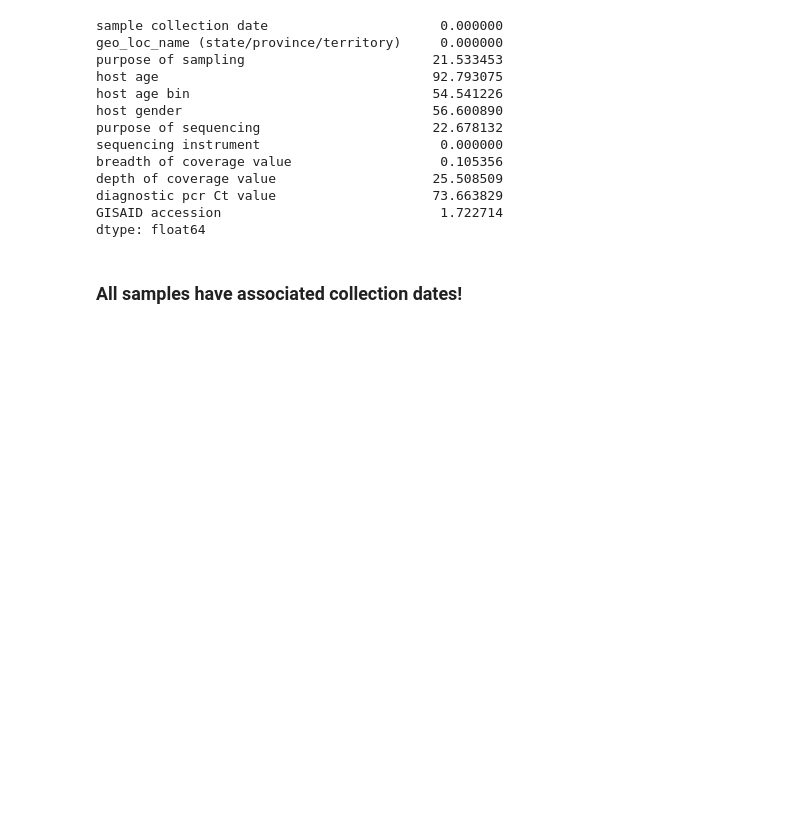
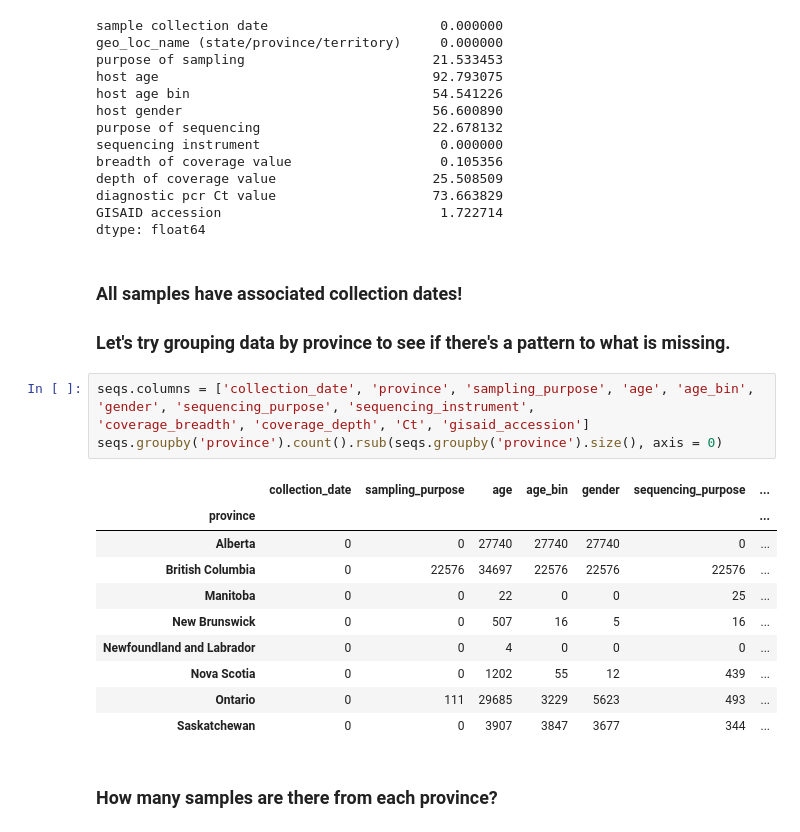
Before and after one commit to eringill/gisaid_uploads, a Jupyter notebook: data_portal_contents.ipynb, the cells around one changed output. Cells and saved outputs as stored; diff of their text form; blank space fills up the shorter version.

Commit message:
feat: add analysis of data fields present with sequences from each province in data portal

```diff
--- a/data_portal_contents.ipynb
+++ b/data_portal_contents.ipynb
@@ -99,5 +100,23 @@ depth of coverage value                    25.508509
 diagnostic pcr Ct value                    73.663829
 GISAID accession                            1.722714
 dtype: float64
-# %% [markdown]
-### All samples have associated collection dates!
+# %% [markdown]
+### All samples have associated collection dates!
+### Let's try grouping data by province to see if there's a pattern to what is missing.
+# %%
+seqs.columns = ['collection_date', 'province', 'sampling_purpose', 'age', 'age_bin', 'gender', 'sequencing_purpose', 'sequencing_instrument',
+'coverage_breadth', 'coverage_depth', 'Ct', 'gisaid_accession']
+seqs.groupby('province').count().rsub(seqs.groupby('province').size(), axis = 0)
+# %% [output]
+|  | collection_date | sampling_purpose | age | age_bin | gender | sequencing_purpose | ... |
+| province |  |  |  |  |  |  | ... |
+| Alberta | 0 | 0 | 27740 | 27740 | 27740 | 0 | ... |
+| British Columbia | 0 | 22576 | 34697 | 22576 | 22576 | 22576 | ... |
+| Manitoba | 0 | 0 | 22 | 0 | 0 | 25 | ... |
+| New Brunswick | 0 | 0 | 507 | 16 | 5 | 16 | ... |
+| Newfoundland and Labrador | 0 | 0 | 4 | 0 | 0 | 0 | ... |
+| Nova Scotia | 0 | 0 | 1202 | 55 | 12 | 439 | ... |
+| Ontario | 0 | 111 | 29685 | 3229 | 5623 | 493 | ... |
+| Saskatchewan | 0 | 0 | 3907 | 3847 | 3677 | 344 | ... |
+# %% [markdown]
+### How many samples are there from each province?
```
Also changed, not shown: parts of 8 cells of this notebook.
